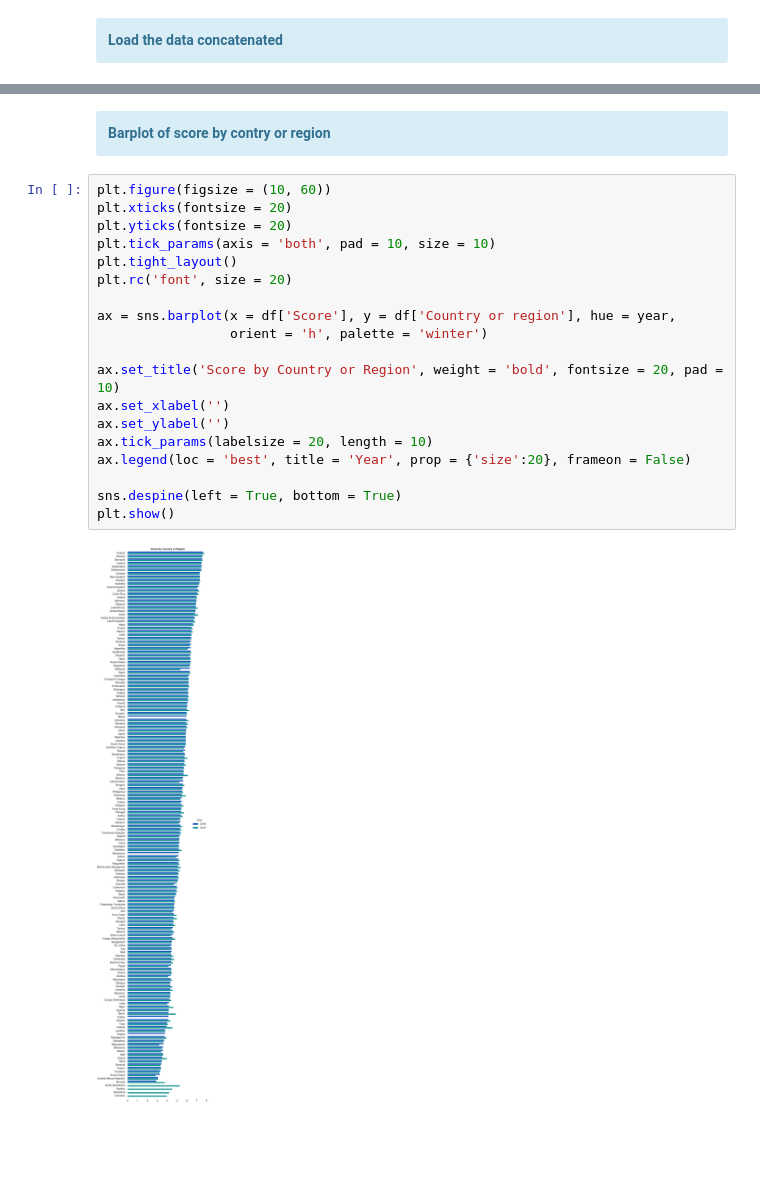
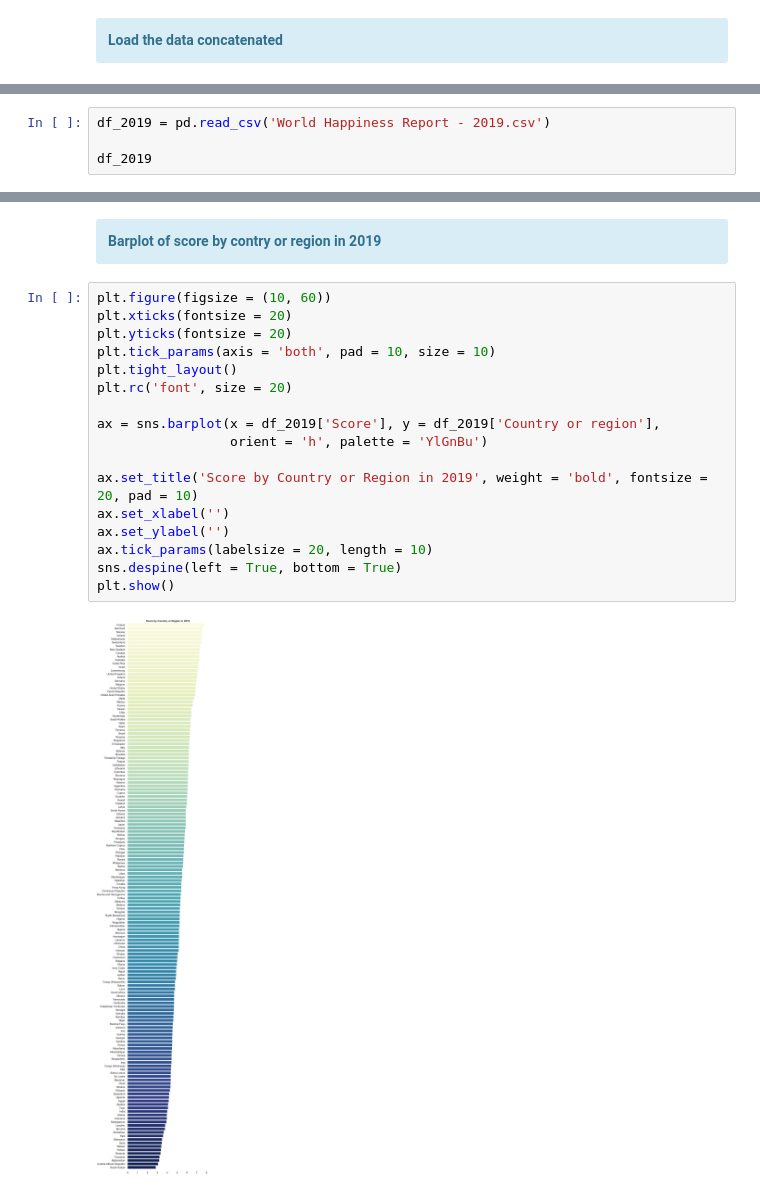
Before and after one commit to Empanator/World_Happiness_Report, a Jupyter notebook: World Happiness Report.ipynb, the cells around one changed output, grey strips where cells are left out. Drawn from its saved outputs; the diff is of its cells as text; blank space fills up the shorter version.

```diff
--- a/World Happiness Report.ipynb
+++ b/World Happiness Report.ipynb
@@ -111,0 +111,4 @@ plt.show()
+# %%
+df_2019 = pd.read_csv('World Happiness Report - 2019.csv')
+
+df_2019
@@ -112,27 +129,25 @@ plt.show()
 # %% [markdown]
 <div class="alert alert-block alert-info">
-<b>Barplot of score by contry or region </b>
+<b>Barplot of score by contry or region in 2019</b>
 </div>
 # %%
 plt.figure(figsize = (10, 60))
 plt.xticks(fontsize = 20)
 plt.yticks(fontsize = 20)
 plt.tick_params(axis = 'both', pad = 10, size = 10)
 plt.tight_layout()
 plt.rc('font', size = 20)
 
-ax = sns.barplot(x = df['Score'], y = df['Country or region'], hue = year,
-                 orient = 'h', palette = 'winter')
+ax = sns.barplot(x = df_2019['Score'], y = df_2019['Country or region'],
+                 orient = 'h', palette = 'YlGnBu')
 
-ax.set_title('Score by Country or Region', weight = 'bold', fontsize = 20, pad = 10)
+ax.set_title('Score by Country or Region in 2019', weight = 'bold', fontsize = 20, pad = 10)
 ax.set_xlabel('')
 ax.set_ylabel('')
 ax.tick_params(labelsize = 20, length = 10)
-ax.legend(loc = 'best', title = 'Year', prop = {'size':20}, frameon = False)
-
 sns.despine(left = True, bottom = True)
 plt.show()
 # %% [output]
-[figure, old version]
+[figure, new version]
 # %% [markdown]
 <div class="alert alert-block alert-info">
```
Also changed, not shown: parts of 8 cells of this notebook.
